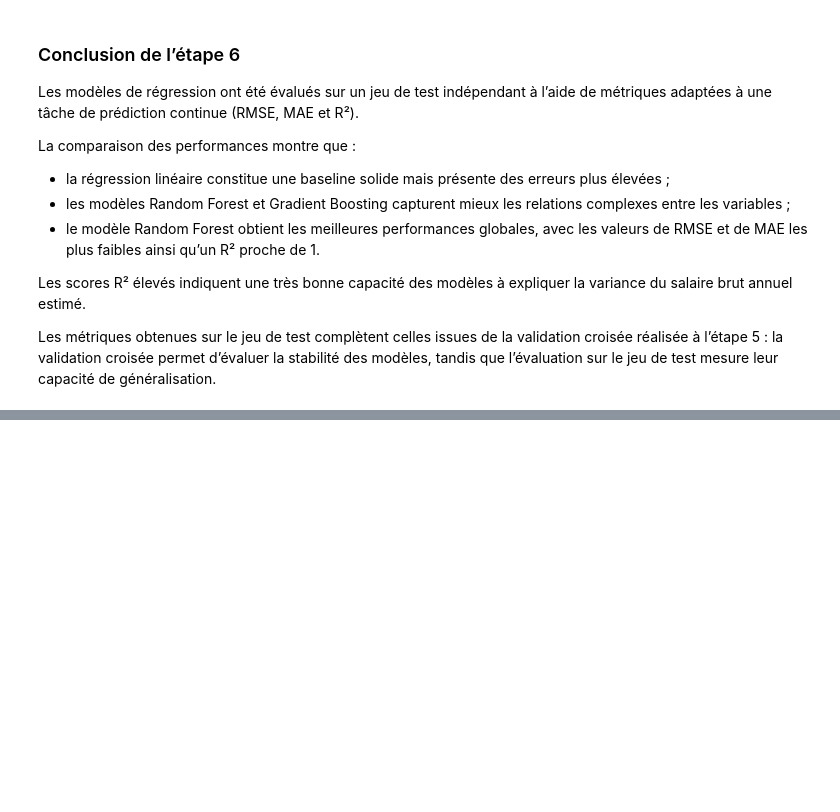
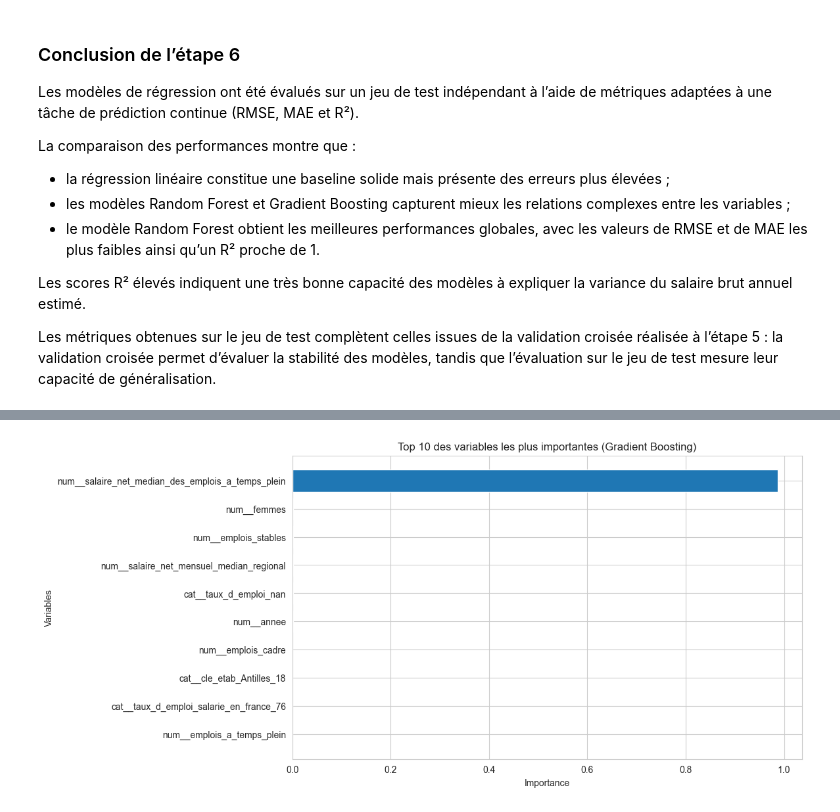
Before and after one commit to Sihtta/AAS, a Jupyter notebook: notebooks/01_analyse_master.ipynb, the cells around one changed output, grey strips where cells are left out. Cells and saved outputs as stored; diff of their text form; code cells hidden in the pictures; blank space fills up the shorter version.

```diff
--- a/notebooks/01_analyse_master.ipynb
+++ b/notebooks/01_analyse_master.ipynb
@@ -923,0 +943,35 @@ Les métriques obtenues sur le jeu de test complètent celles issues de la valid
+# %%
+import pandas as pd
+import matplotlib.pyplot as plt
+
+# Récupération du modèle Gradient Boosting depuis le pipeline
+gbr_model = gbr_pipeline.named_steps["model"]
+
+# Récupération des noms de variables après le preprocessing
+feature_names = gbr_pipeline.named_steps["preprocessing"].get_feature_names_out()
+
+# Importances des variables
+importances = gbr_model.feature_importances_
+
+# Création du DataFrame
+feature_importance = pd.DataFrame({
+    "Feature": feature_names,
+    "Importance": importances
+}).sort_values(by="Importance", ascending=False)
+
+# Affichage des 10 variables les plus importantes
+feature_importance.head(10)
+
+# Visualisation
+plt.figure(figsize=(10,6))
+plt.barh(
+    feature_importance["Feature"].head(10),
+    feature_importance["Importance"].head(10)
+)
+plt.gca().invert_yaxis()
+plt.title("Top 10 des variables les plus importantes (Gradient Boosting)")
+plt.xlabel("Importance")
+plt.ylabel("Variables")
+plt.show()
+# %% [output]
+[figure, added]
```
Also changed, not shown: parts of 18 cells of this notebook.
